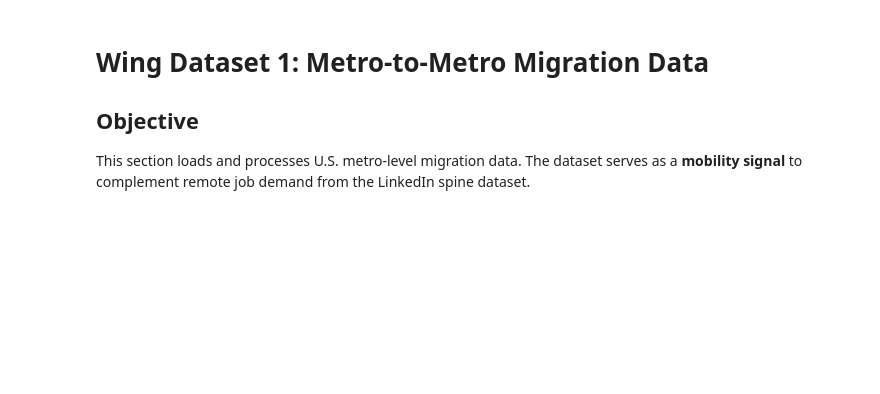
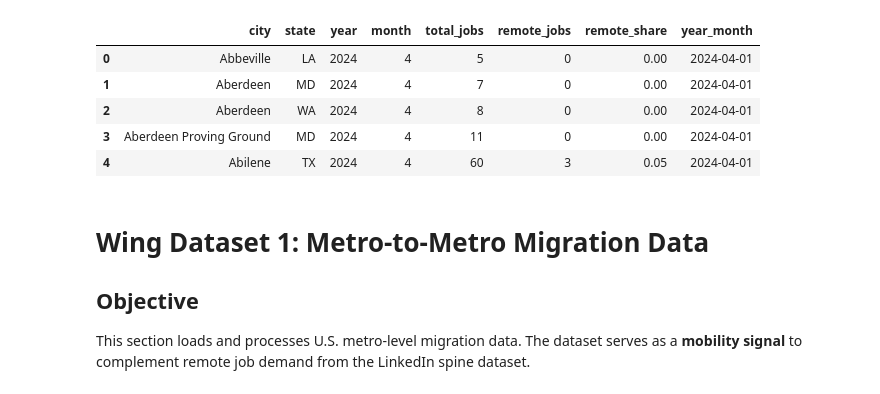
Before and after one commit to Ronilmuchandi/economics-of-remote-work-city-opportunity, a Jupyter notebook: notebooks/01_data_loading.ipynb, the cells around one changed output. Cells and saved outputs as stored; diff of their text form; code cells hidden in the pictures; blank space fills up the shorter version.

```diff
--- a/notebooks/01_data_loading.ipynb
+++ b/notebooks/01_data_loading.ipynb
@@ -44,15 +111,0 @@ linkedin_df.head(3)
-# %%
-keep_cols = [
-    "job_id",
-    "location",
-    "listed_time",
-    "remote_allowed",
-    "work_type",
-    "formatted_work_type",
-    "normalized_salary",
-    "zip_code",
-    "fips"
-]
-
-linkedin_df = linkedin_df[keep_cols]
-linkedin_df.shape
@@ -169,3 +112,88 @@ dtype: int64
+# %%
+# -------------------------------
+# Clean and construct city-level remote job demand (Spine Dataset)
+# -------------------------------
+# This cell:
+# 1. Selects relevant fields from raw LinkedIn job postings
+# 2. Extracts time and location features
+# 3. Identifies remote jobs
+# 4. Aggregates data to City × Month level
+# 5. Produces the spine dataset used in downstream analysis
+
+import pandas as pd
+
+# Keep only columns required for job demand, geography, and timing
+keep_cols = [
+    "job_id",
+    "location",
+    "listed_time",
+    "remote_allowed",
+    "formatted_work_type"
+]
+linkedin_df = linkedin_df[keep_cols].copy()
+
+# Convert listing time from milliseconds to datetime
+linkedin_df["listed_time"] = pd.to_datetime(
+    linkedin_df["listed_time"], unit="ms"
+)
+
+# Extract year and month for temporal aggregation
+linkedin_df["year"] = linkedin_df["listed_time"].dt.year
+linkedin_df["month"] = linkedin_df["listed_time"].dt.month
+
+# Split location into city and state
+linkedin_df["city"] = linkedin_df["location"].str.split(",").str[0].str.strip()
+linkedin_df["state"] = linkedin_df["location"].str.split(",").str[1].str.strip()
+
+# Flag remote jobs using explicit remote field and text-based signal
+linkedin_df["is_remote"] = (
+    (linkedin_df["remote_allowed"] == 1) |
+    (linkedin_df["formatted_work_type"].str.contains("Remote", case=False, na=False))
+).astype(int)
+
+# Aggregate to City × Month level
+city_month_df = (
+    linkedin_df
+    .groupby(["city", "state", "year", "month"])
+    .agg(
+        total_jobs=("job_id", "count"),
+        remote_jobs=("is_remote", "sum")
+    )
+    .reset_index()
+)
+
+# Compute share of remote jobs
+city_month_df["remote_share"] = (
+    city_month_df["remote_jobs"] / city_month_df["total_jobs"]
+)
+
+# Remove sparse city-month observations to reduce noise
+city_month_df = city_month_df[city_month_df["total_jobs"] >= 5]
+
+# Create a proper monthly time index
+city_month_df["year_month"] = pd.to_datetime(
+    city_month_df["year"].astype(str) + "-" +
+    city_month_df["month"].astype(str) + "-01"
+)
+
+# Sort for consistency and downstream merging
+city_month_df = city_month_df.sort_values(
+    ["city", "state", "year_month"]
+).reset_index(drop=True)
+
+# Save spine dataset for reuse
+output_path = "/content/drive/MyDrive/linkedin_city_month_spine.csv"
+city_month_df.to_csv(output_path, index=False)
+
+# Quick sanity check: preview top 3 rows
+city_month_df.head(5)
+# %% [output]
+|  | city | state | year | month | total_jobs | remote_jobs | remote_share | year_month |
+| 0 | Abbeville | LA | 2024 | 4 | 5 | 0 | 0.00 | 2024-04-01 |
+| 1 | Aberdeen | MD | 2024 | 4 | 7 | 0 | 0.00 | 2024-04-01 |
+| 2 | Aberdeen | WA | 2024 | 4 | 8 | 0 | 0.00 | 2024-04-01 |
+| 3 | Aberdeen Proving Ground | MD | 2024 | 4 | 11 | 0 | 0.00 | 2024-04-01 |
+| 4 | Abilene | TX | 2024 | 4 | 60 | 3 | 0.05 | 2024-04-01 |
 # %% [markdown]
 # Wing Dataset 1: Metro-to-Metro Migration Data
 
```
Also changed, not shown: parts of 70 cells of this notebook.
